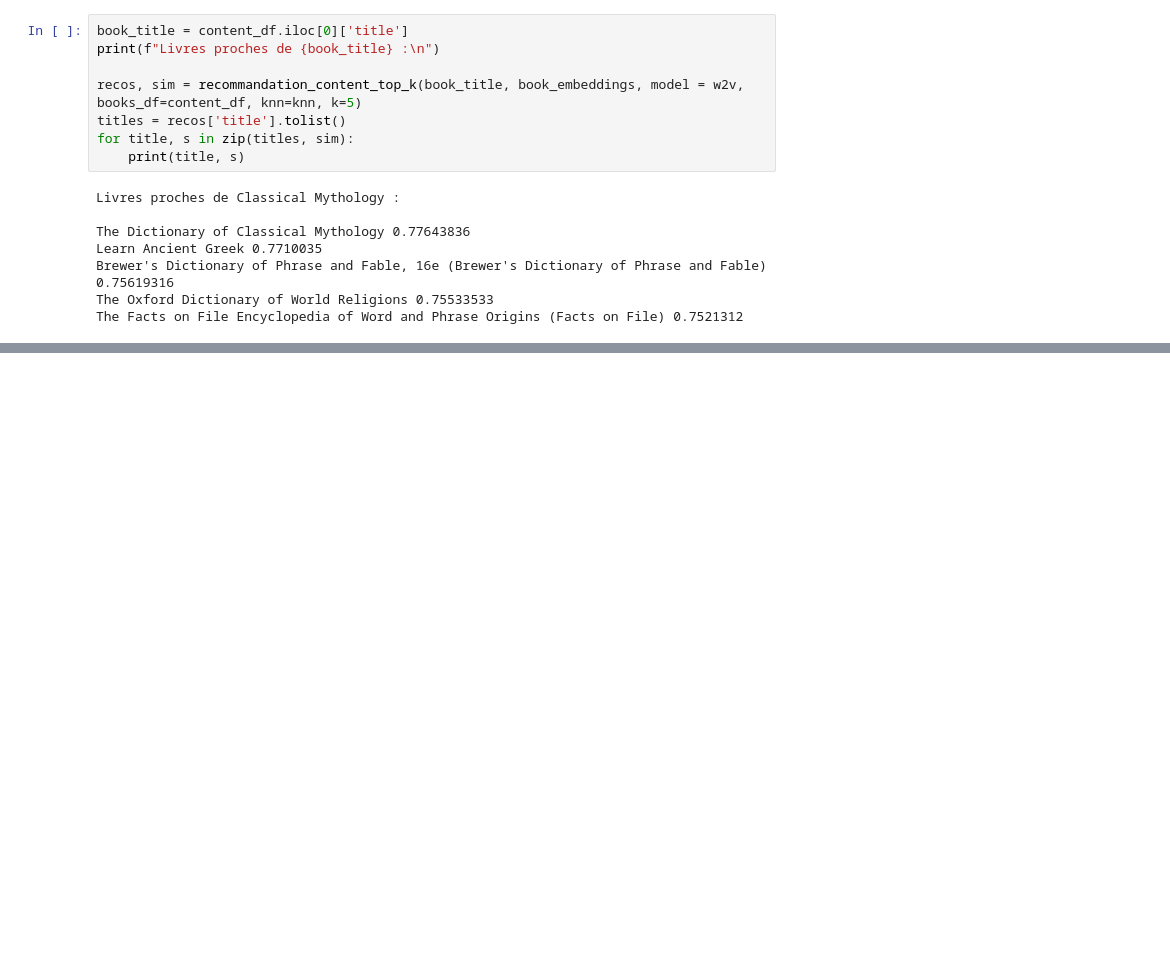
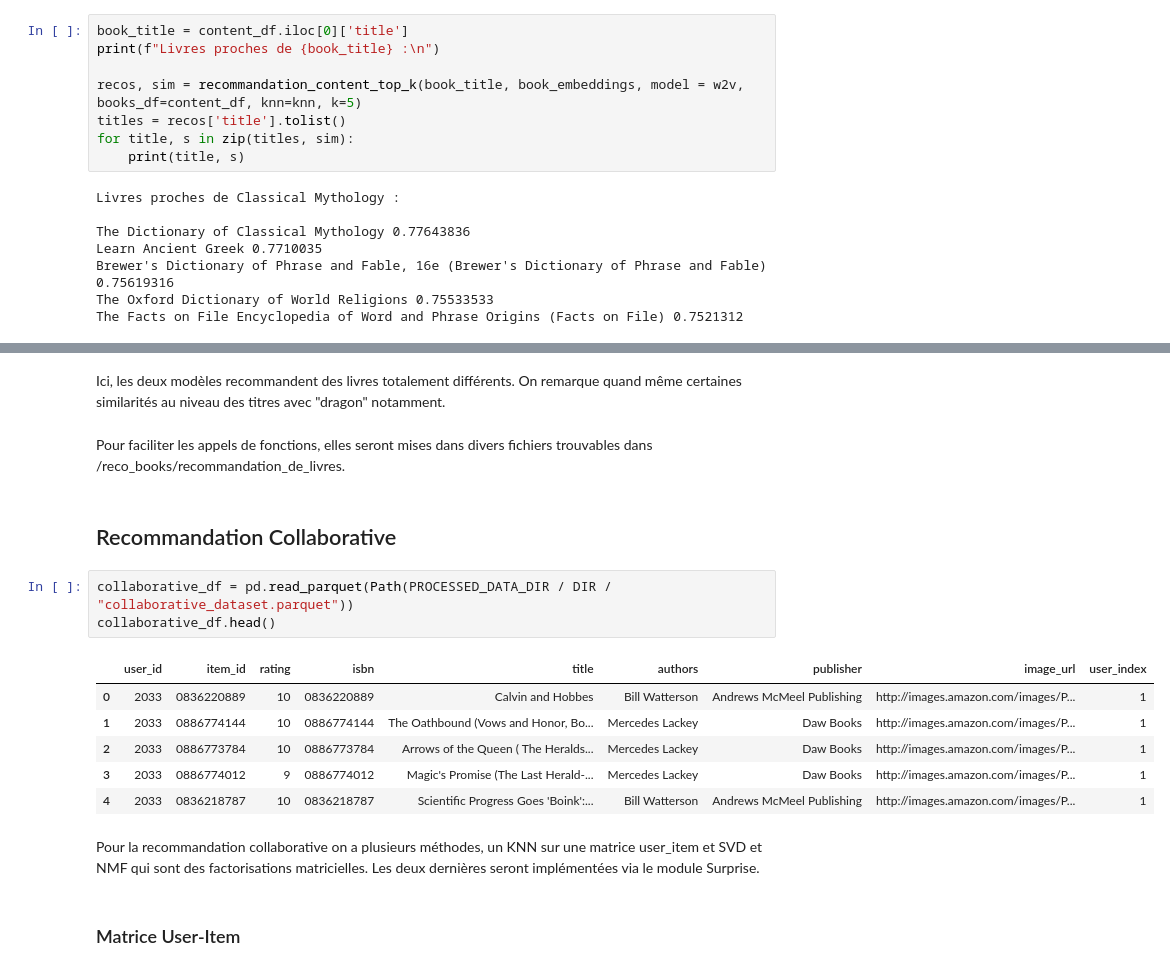
Before and after one commit to redyddm/projet_ter, a Jupyter notebook: reco_books/notebooks/notebook.ipynb, the cells around one changed output, grey strips where cells are left out. Drawn from its saved outputs; the diff is of its cells as text; blank space fills up the shorter version.

Commit message:
notebook complet avec tests svd et nmf

```diff
--- a/reco_books/notebooks/notebook.ipynb
+++ b/reco_books/notebooks/notebook.ipynb
@@ -1371,0 +1616,20 @@ The Facts on File Encyclopedia of Word and Phrase Origins (Facts on File) 0.7521
+# %% [markdown]
+Ici, les deux modèles recommandent des livres totalement différents. On remarque quand même certaines similarités au niveau des titres avec "dragon" notamment.
+# %% [markdown]
+Pour faciliter les appels de fonctions, elles seront mises dans divers fichiers trouvables dans /reco_books/recommandation_de_livres.
+# %% [markdown]
+## Recommandation Collaborative
+# %%
+collaborative_df = pd.read_parquet(Path(PROCESSED_DATA_DIR / DIR / "collaborative_dataset.parquet"))
+collaborative_df.head()
+# %% [output]
+|  | user_id | item_id | rating | isbn | title | authors | publisher | image_url | user_index |
+| 0 | 2033 | 0836220889 | 10 | 0836220889 | Calvin and Hobbes | Bill Watterson | Andrews McMeel Publishing | http://images.amazon.com/images/P... | 1 |
+| 1 | 2033 | 0886774144 | 10 | 0886774144 | The Oathbound (Vows and Honor, Bo... | Mercedes Lackey | Daw Books | http://images.amazon.com/images/P... | 1 |
+| 2 | 2033 | 0886773784 | 10 | 0886773784 | Arrows of the Queen ( The Heralds... | Mercedes Lackey | Daw Books | http://images.amazon.com/images/P... | 1 |
+| 3 | 2033 | 0886774012 | 9 | 0886774012 | Magic's Promise (The Last Herald-... | Mercedes Lackey | Daw Books | http://images.amazon.com/images/P... | 1 |
+| 4 | 2033 | 0836218787 | 10 | 0836218787 | Scientific Progress Goes 'Boink':... | Bill Watterson | Andrews McMeel Publishing | http://images.amazon.com/images/P... | 1 |
+# %% [markdown]
+Pour la recommandation collaborative on a plusieurs méthodes, un KNN sur une matrice user_item et SVD et NMF qui sont des factorisations matricielles. Les deux dernières seront implémentées via le module Surprise.
+# %% [markdown]
+### Matrice User-Item
```
Also changed, not shown: parts of 107 cells of this notebook, 2 other files.
